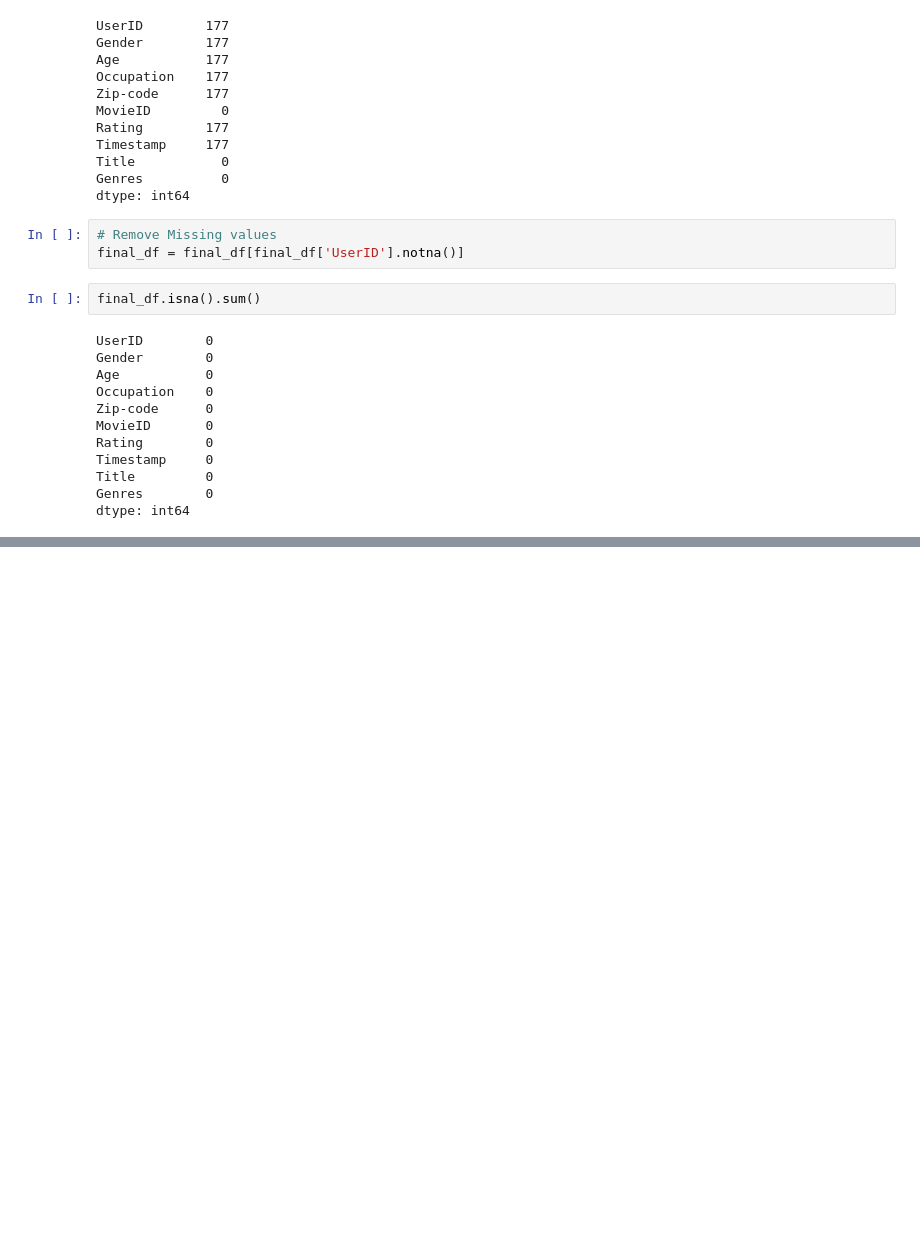
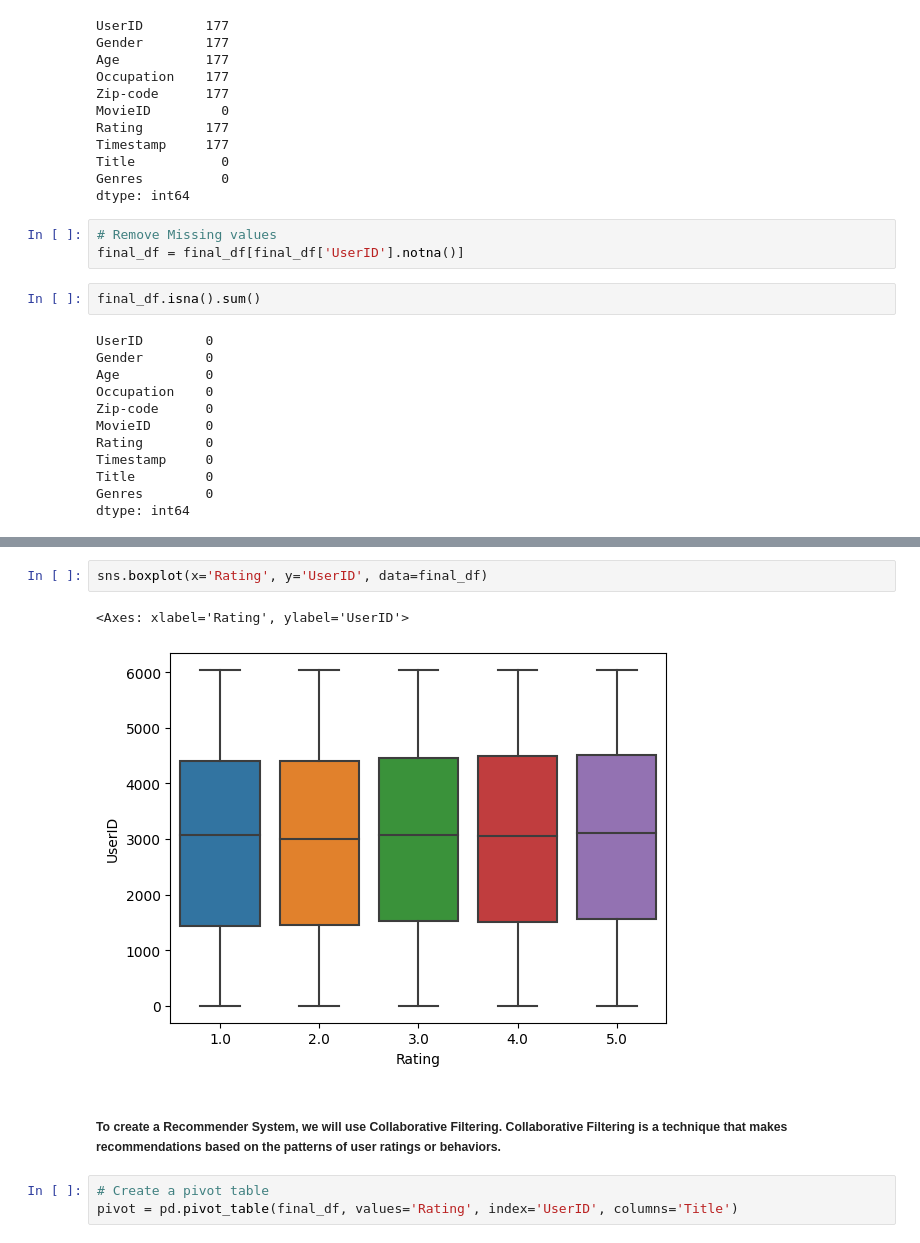
Before and after one commit to pkmariya/Scaler01, a Jupyter notebook: ZeeRecommender_CaseStudy_Mariya_DSML.ipynb, the cells around one changed output, grey strips where cells are left out. Saved outputs shown, nothing was run; the diff lists cells and outputs as text; blank space fills up the shorter version.

```diff
--- a/ZeeRecommender_CaseStudy_Mariya_DSML.ipynb
+++ b/ZeeRecommender_CaseStudy_Mariya_DSML.ipynb
@@ -331,0 +350,10 @@ final_df.shape
+# %%
+sns.boxplot(x='Rating', y='UserID', data=final_df)
+# %% [output]
+<Axes: xlabel='Rating', ylabel='UserID'>
+[figure, added]
+# %% [markdown]
+##### To create a Recommender System, we will use Collaborative Filtering. Collaborative Filtering is a technique that makes recommendations based on the patterns of user ratings or behaviors.
+# %%
+# Create a pivot table
+pivot = pd.pivot_table(final_df, values='Rating', index='UserID', columns='Title')
```
Also changed, not shown: parts of 21 cells of this notebook.
